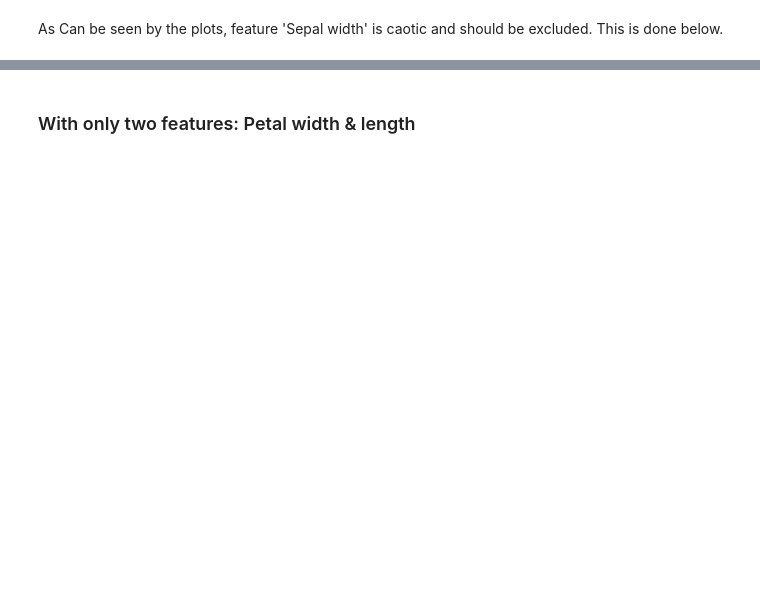
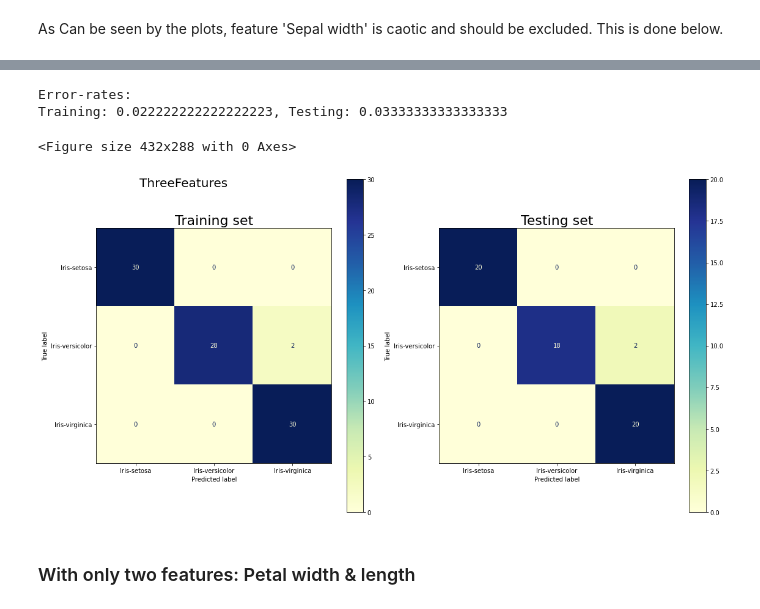
Before and after one commit to simon-cmyk/Classifier, a Jupyter notebook: Iris.ipynb, the cells around one changed output, grey strips where cells are left out. Drawn from its saved outputs; the diff is of its cells as text; code cells hidden in the pictures; blank space fills up the shorter version.

```diff
--- a/Iris.ipynb
+++ b/Iris.ipynb
@@ -359,7 +400,12 @@ W = TrainClassifier(IRIS_Dataset, alpha, n, W_0)
 # %%
 ConfMatrix = TestClassifier(IRIS_Dataset, W)
 
-PlotConfusionMatrix(ConfMatrix)
+PlotConfusionMatrix(ConfMatrix, "ThreeFeatures")
+# %% [output]
+Error-rates:
+Training: 0.022222222222222223, Testing: 0.03333333333333333
+<Figure size 432x288 with 0 Axes>
+[figure, added]
 # %% [markdown]
 ### With only two features:  Petal width & length
 # %%
```
Also changed, not shown: parts of 14 cells of this notebook, 10 other files.
